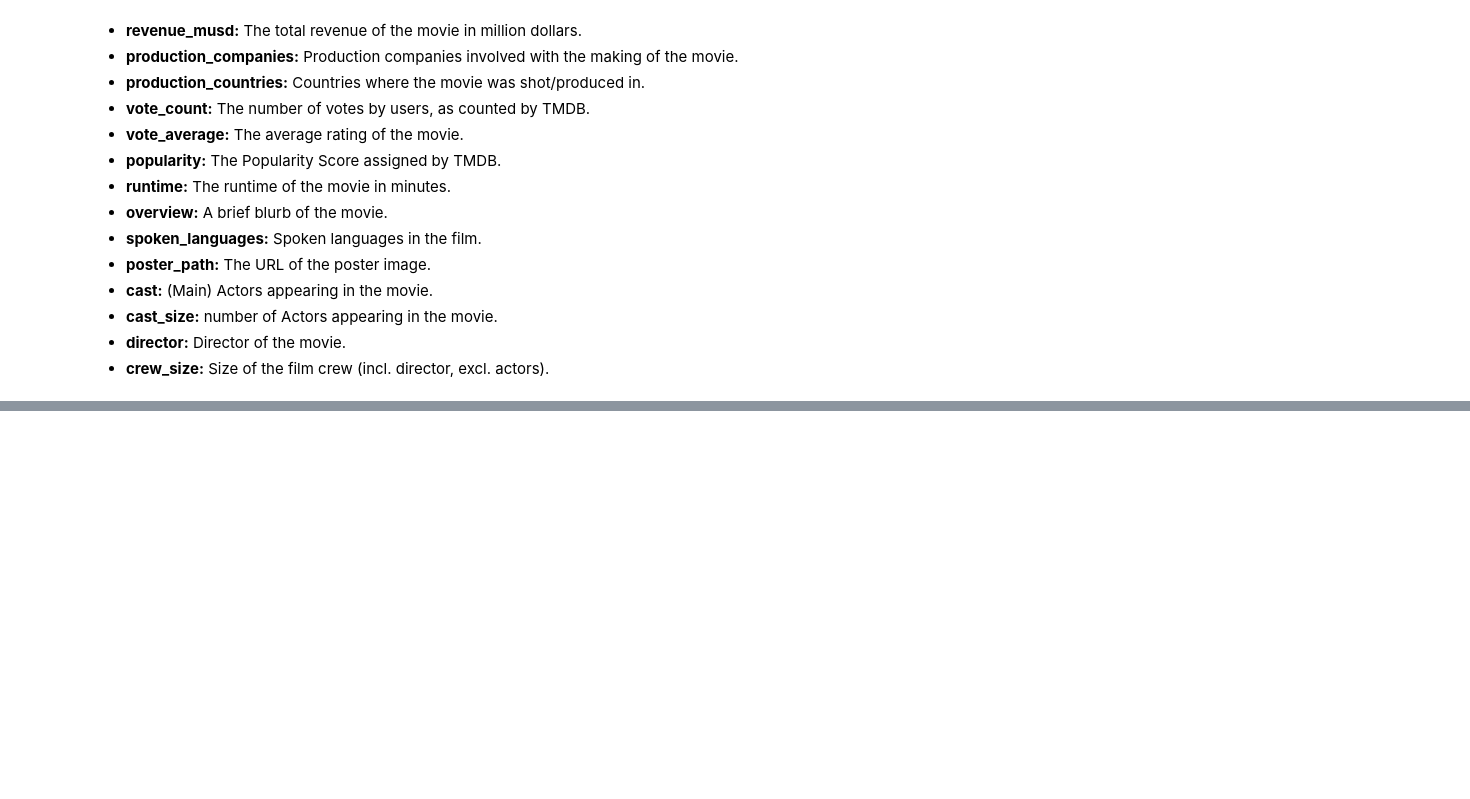
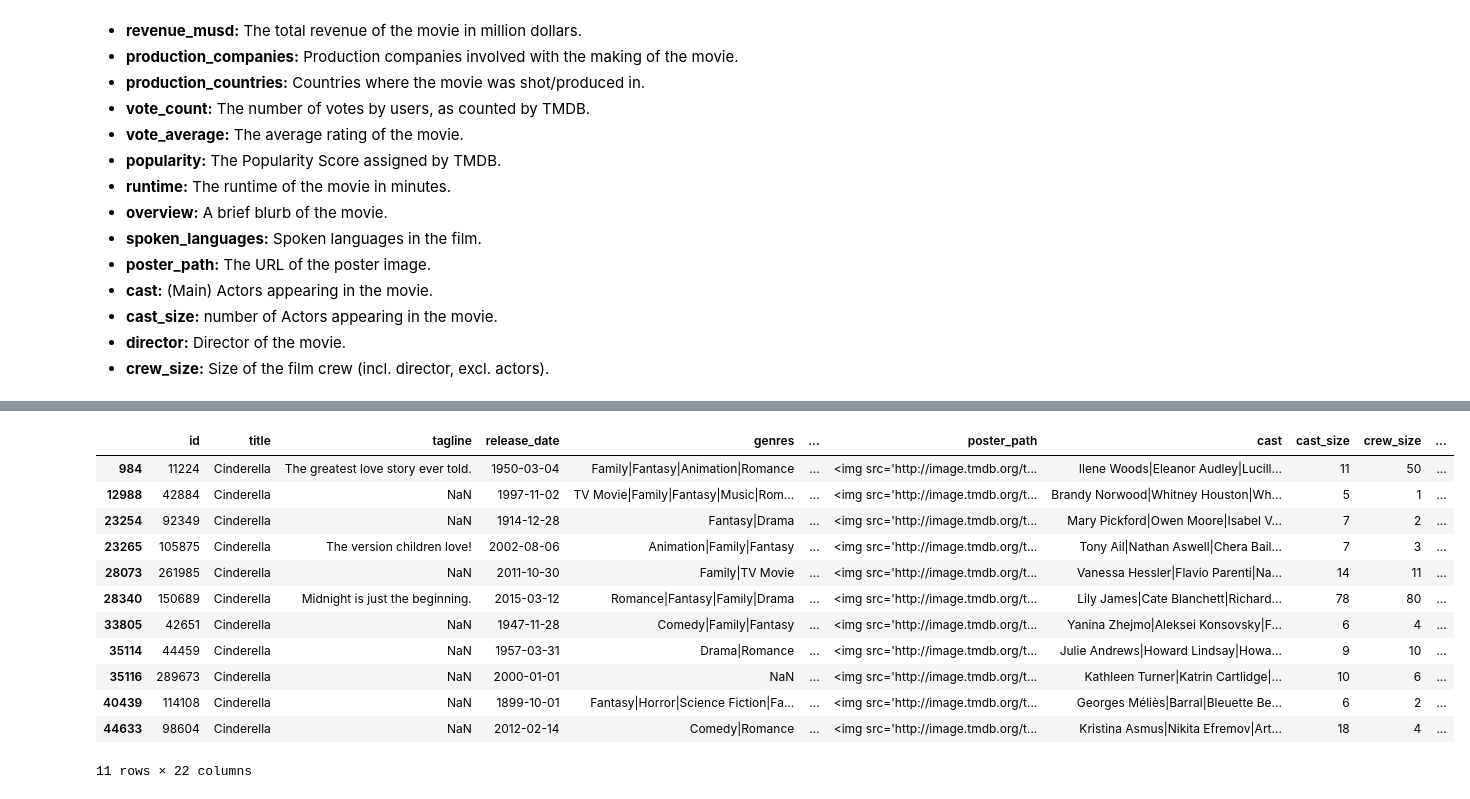
Before and after one commit to syahnetwork/Data-Science-Pandas, a Jupyter notebook: 01 Project 1 Explanatory Data Analysis & Data Presentation (Movies Dataset).ipynb, the cells around one changed output, grey strips where cells are left out. Drawn from its saved outputs; the diff is of its cells as text; code cells hidden in the pictures; blank space fills up the shorter version.

```diff
--- a/01 Project 1 Explanatory Data Analysis & Data Presentation (Movies Dataset).ipynb
+++ b/01 Project 1 Explanatory Data Analysis & Data Presentation (Movies Dataset).ipynb
@@ -10,7 +10,7 @@
 import pandas as pd
 import matplotlib.pyplot as plt
 import numpy as np
-pd.options.display.max_columns = 20
+pd.options.display.max_columns = 10
 pd.options.display.float_format = '{:.2f}'.format
 # %%
 df = pd.read_csv("movies.csv", parse_dates = ["release_date"])
@@ -77,0 +172,16 @@ df.info
+# %%
+df[df.title == "Cinderella"]
+# %% [output]
+|  | id | title | tagline | release_date | genres | ... | poster_path | cast | cast_size | crew_size | ... |
+| 984 | 11224 | Cinderella | The greatest love story ever told. | 1950-03-04 | Family|Fantasy|Animation|Romance | ... | <img src='http://image.tmdb.org/t... | Ilene Woods|Eleanor Audley|Lucill... | 11 | 50 | ... |
+| 12988 | 42884 | Cinderella | NaN | 1997-11-02 | TV Movie|Family|Fantasy|Music|Rom... | ... | <img src='http://image.tmdb.org/t... | Brandy Norwood|Whitney Houston|Wh... | 5 | 1 | ... |
+| 23254 | 92349 | Cinderella | NaN | 1914-12-28 | Fantasy|Drama | ... | <img src='http://image.tmdb.org/t... | Mary Pickford|Owen Moore|Isabel V... | 7 | 2 | ... |
+| 23265 | 105875 | Cinderella | The version children love! | 2002-08-06 | Animation|Family|Fantasy | ... | <img src='http://image.tmdb.org/t... | Tony Ail|Nathan Aswell|Chera Bail... | 7 | 3 | ... |
+| 28073 | 261985 | Cinderella | NaN | 2011-10-30 | Family|TV Movie | ... | <img src='http://image.tmdb.org/t... | Vanessa Hessler|Flavio Parenti|Na... | 14 | 11 | ... |
+| 28340 | 150689 | Cinderella | Midnight is just the beginning. | 2015-03-12 | Romance|Fantasy|Family|Drama | ... | <img src='http://image.tmdb.org/t... | Lily James|Cate Blanchett|Richard... | 78 | 80 | ... |
+| 33805 | 42651 | Cinderella | NaN | 1947-11-28 | Comedy|Family|Fantasy | ... | <img src='http://image.tmdb.org/t... | Yanina Zhejmo|Aleksei Konsovsky|F... | 6 | 4 | ... |
+| 35114 | 44459 | Cinderella | NaN | 1957-03-31 | Drama|Romance | ... | <img src='http://image.tmdb.org/t... | Julie Andrews|Howard Lindsay|Howa... | 9 | 10 | ... |
+| 35116 | 289673 | Cinderella | NaN | 2000-01-01 | NaN | ... | <img src='http://image.tmdb.org/t... | Kathleen Turner|Katrin Cartlidge|... | 10 | 6 | ... |
+| 40439 | 114108 | Cinderella | NaN | 1899-10-01 | Fantasy|Horror|Science Fiction|Fa... | ... | <img src='http://image.tmdb.org/t... | Georges Méliès|Barral|Bleuette Be... | 6 | 2 | ... |
+| 44633 | 98604 | Cinderella | NaN | 2012-02-14 | Comedy|Romance | ... | <img src='http://image.tmdb.org/t... | Kristina Asmus|Nikita Efremov|Art... | 18 | 4 | ... |
+11 rows × 22 columns
```
Also changed, not shown: parts of 12 cells of this notebook, 1 other file.
